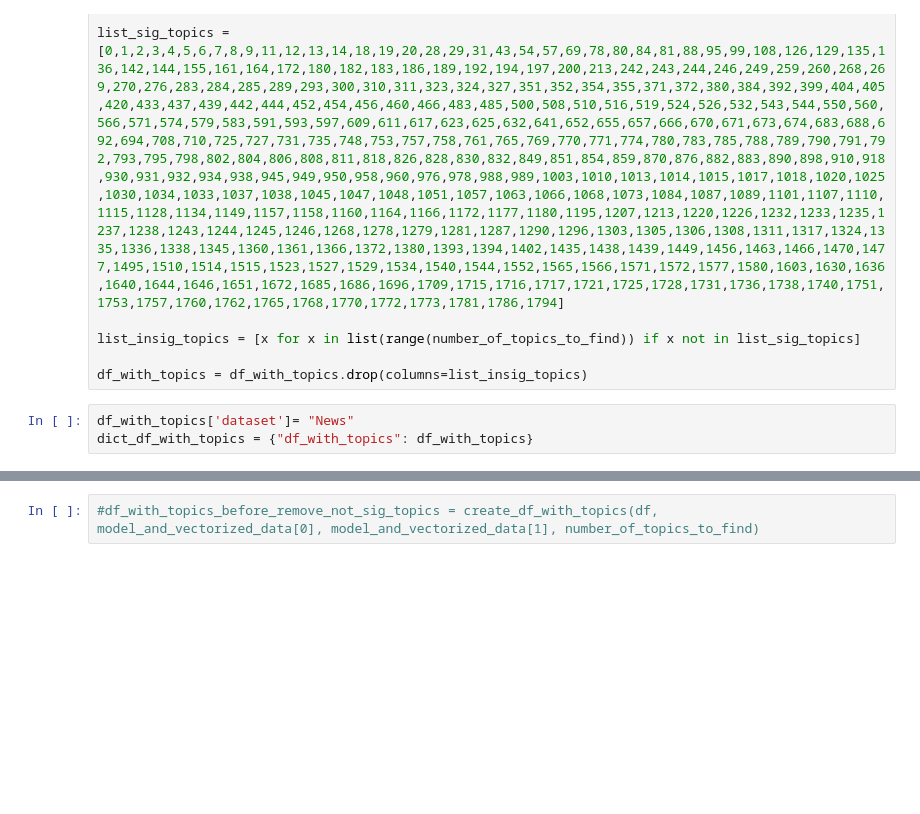
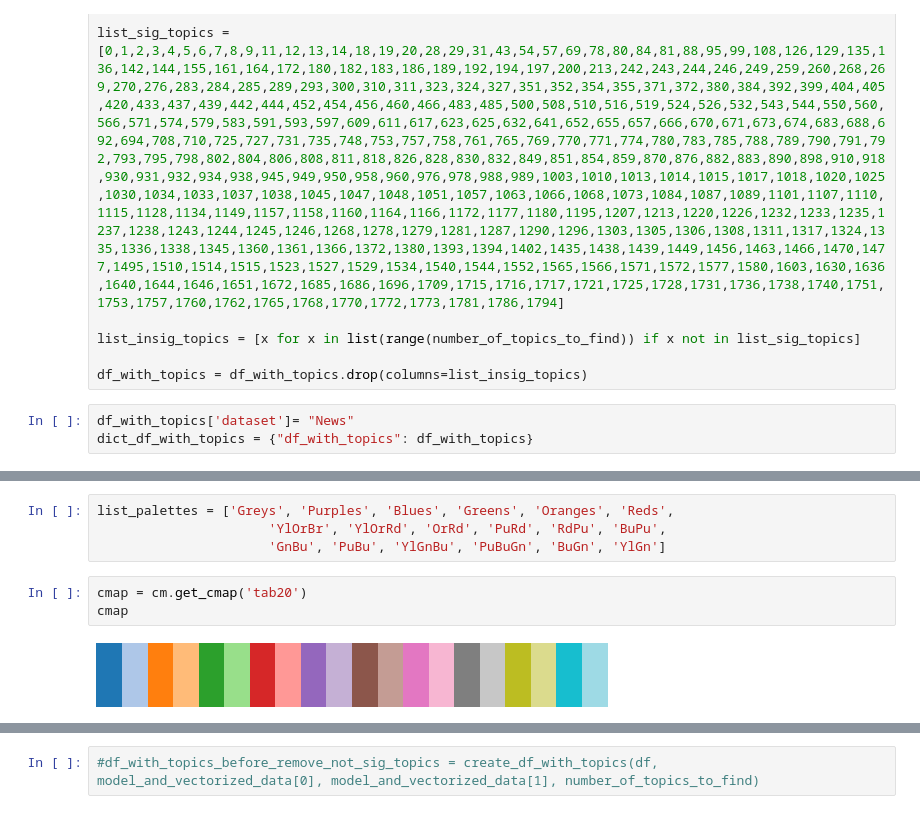
Before and after one commit to tristandewildt/ValueMonitor, a Jupyter notebook: ValueMonitor_hydrogen_energy_justice.ipynb, the cells around one changed output, grey strips where cells are left out. Cells and saved outputs as stored; diff of their text form; blank space fills up the shorter version.

```diff
--- a/ValueMonitor_hydrogen_energy_justice.ipynb
+++ b/ValueMonitor_hydrogen_energy_justice.ipynb
@@ -180,0 +183,9 @@ dict_df_with_topics = {"df_with_topics": df_with_topics}
+# %%
+list_palettes = ['Greys', 'Purples', 'Blues', 'Greens', 'Oranges', 'Reds',
+                      'YlOrBr', 'YlOrRd', 'OrRd', 'PuRd', 'RdPu', 'BuPu',
+                      'GnBu', 'PuBu', 'YlGnBu', 'PuBuGn', 'BuGn', 'YlGn']
+# %%
+cmap = cm.get_cmap('tab20')
+cmap
+# %% [output]
+[figure, added]
```
Also changed, not shown: parts of 45 cells of this notebook.
